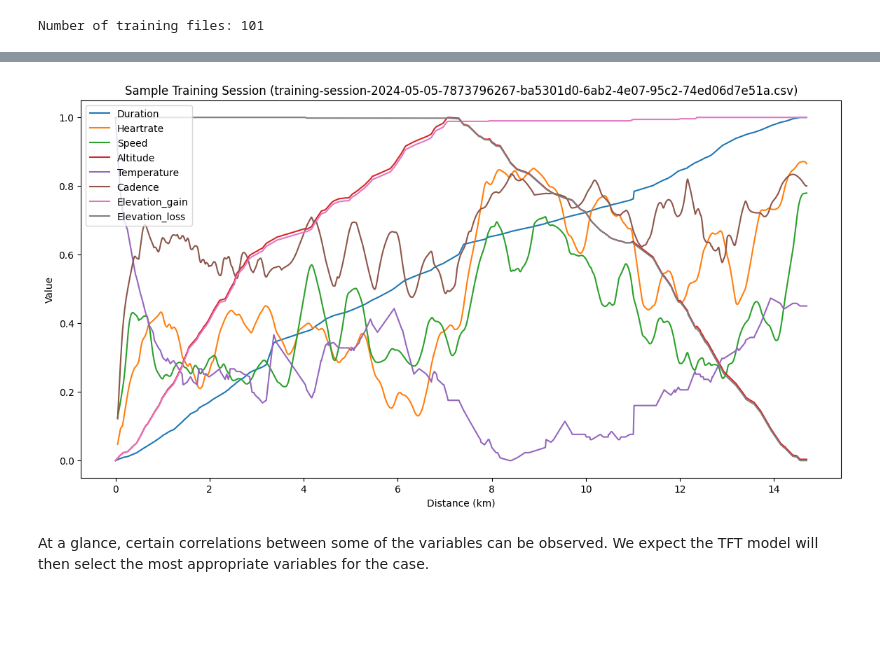
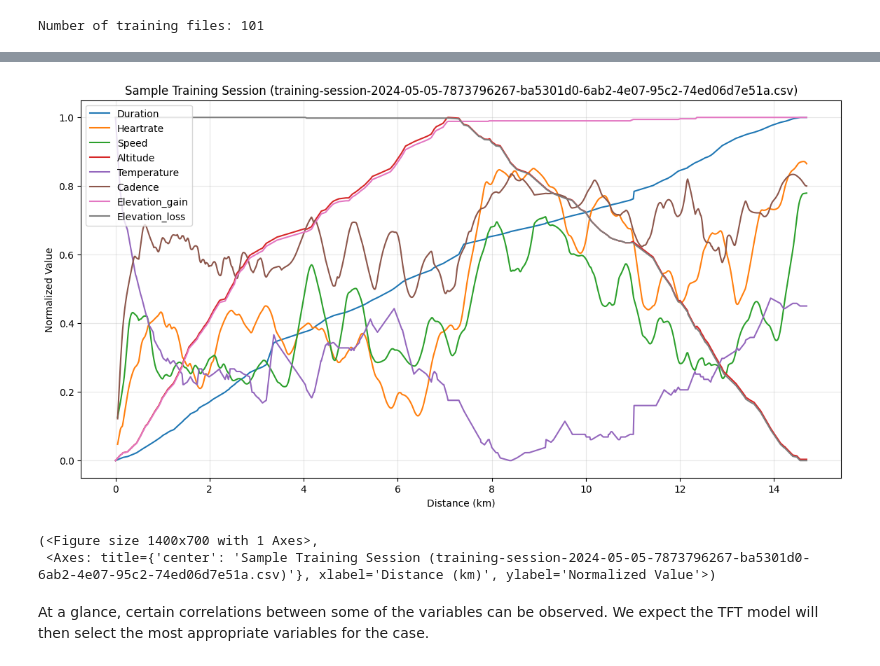
Before and after one commit to ericmaster/trail-running-tft-predictions, a Jupyter notebook: tft-notebook.ipynb, the cells around one changed output, grey strips where cells are left out. Cells and saved outputs as stored; diff of their text form; code cells hidden in the pictures; blank space fills up the shorter version.

Commit message:
refactoring visualization functions

```diff
--- a/tft-notebook.ipynb
+++ b/tft-notebook.ipynb
@@ -81,34 +81,29 @@ Data columns (total 19 columns):
 75%                       8.642797    3447.000000        7.881264e+09
 max                     106.803200   10406.000000        8.097527e+09
 # %%
-# Plot heart rate over distance
+import random
+import importlib
+import utils.viz
+importlib.reload(utils.viz)
+from utils.viz import plot_session_overview
+
+# Select a random sample file
 random.seed(4242)
 sample_file = random.choice(training_files)
 sample_path = os.path.join(data_dir, sample_file)
 sample_data = pd.read_csv(sample_path)
 
-#Normalize sample data (scale between 0 and 1 for better visualization)
-normalized_cols = {}
-for col in ['duration', 'heartRate', 'speed', 'altitude', 'temperature', 'cadence', 'elevation_gain', 'elevation_loss']:
-    normalized_cols[col] = (sample_data[col] - sample_data[col].min()) / (sample_data[col].max() - sample_data[col].min())
-
-# Smooth speed data using rolling average for visualization
-normalized_cols['speed'] = normalized_cols['speed'].rolling(window=100, min_periods=10).mean()
-normalized_cols['heartRate'] = normalized_cols['heartRate'].rolling(window=100, min_periods=10).mean()
-normalized_cols['cadence'] = normalized_cols['cadence'].rolling(window=100, min_periods=10).mean()
-
-plt.figure(figsize=(14, 7))
-distance_km = sample_data['distance'] / 1000
-for col in normalized_cols:
-    plt.plot(distance_km, normalized_cols[col], label=col.capitalize())
-
-plt.xlabel('Distance (km)')
-plt.ylabel('Value')
-plt.title(f'Sample Training Session ({sample_file})')
-plt.legend()
-plt.show()
+# Plot session overview using the visualization function
+plot_session_overview(
+    sample_data=sample_data,
+    sample_file=sample_file,
+    columns=['duration', 'heartRate', 'speed', 'altitude', 'temperature', 'cadence', 'elevation_gain', 'elevation_loss'],
+    smoothing_window=100
+)
 # %% [output]
-[figure, old version]
+[figure, new version]
+(<Figure size 1400x700 with 1 Axes>,
+ <Axes: title={'center': 'Sample Training Session (training-session-2024-05-05-7873796267-ba5301d0-6ab2-4e07-95c2-74ed06d7e51a.csv)'}, xlabel='Distance (km)', ylabel='Normalized Value'>)
 # %% [markdown]
 At a glance, certain correlations between some of the variables can be observed. We expect the TFT model will then select the most appropriate variables for the case.
 # %% [markdown]
```
Also changed, not shown: parts of 13 cells of this notebook, 6 other files.
